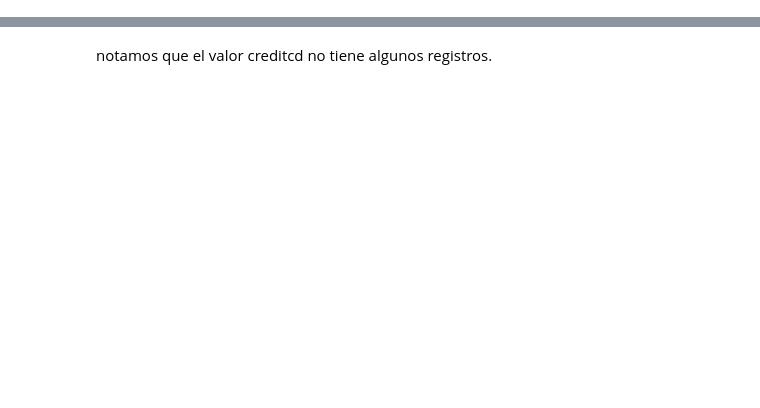
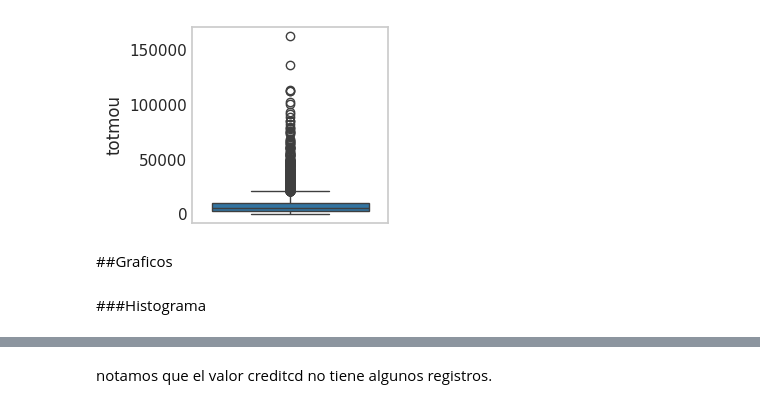
Before and after one commit to mgomez270/MLGuia1, a Jupyter notebook: Relación_Minutos.ipynb, the cells around one changed output, grey strips where cells are left out. Saved outputs shown, nothing was run; the diff lists cells and outputs as text; code cells hidden in the pictures; blank space fills up the shorter version.

```diff
--- a/Relación_Minutos.ipynb
+++ b/Relación_Minutos.ipynb
@@ -38,0 +67,9 @@ df = df.drop(['Customer_ID'],axis=1)
+# %%
+sns.boxplot(df['totmou'])
+plt.show()
+# %% [output]
+[figure, added]
+# %% [markdown]
+##Graficos
+# %% [markdown]
+###Histograma
```
Also changed, not shown: parts of 30 cells of this notebook.
